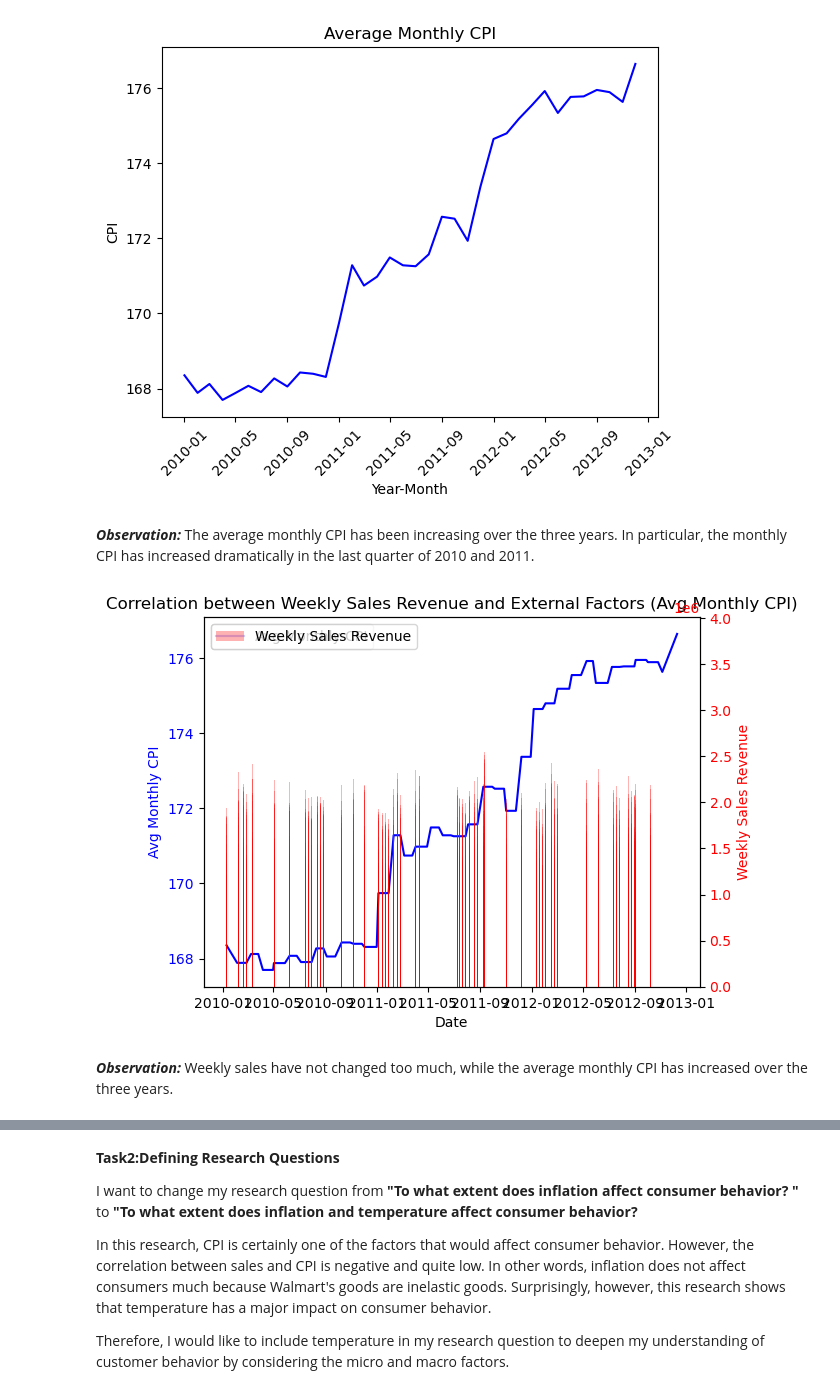
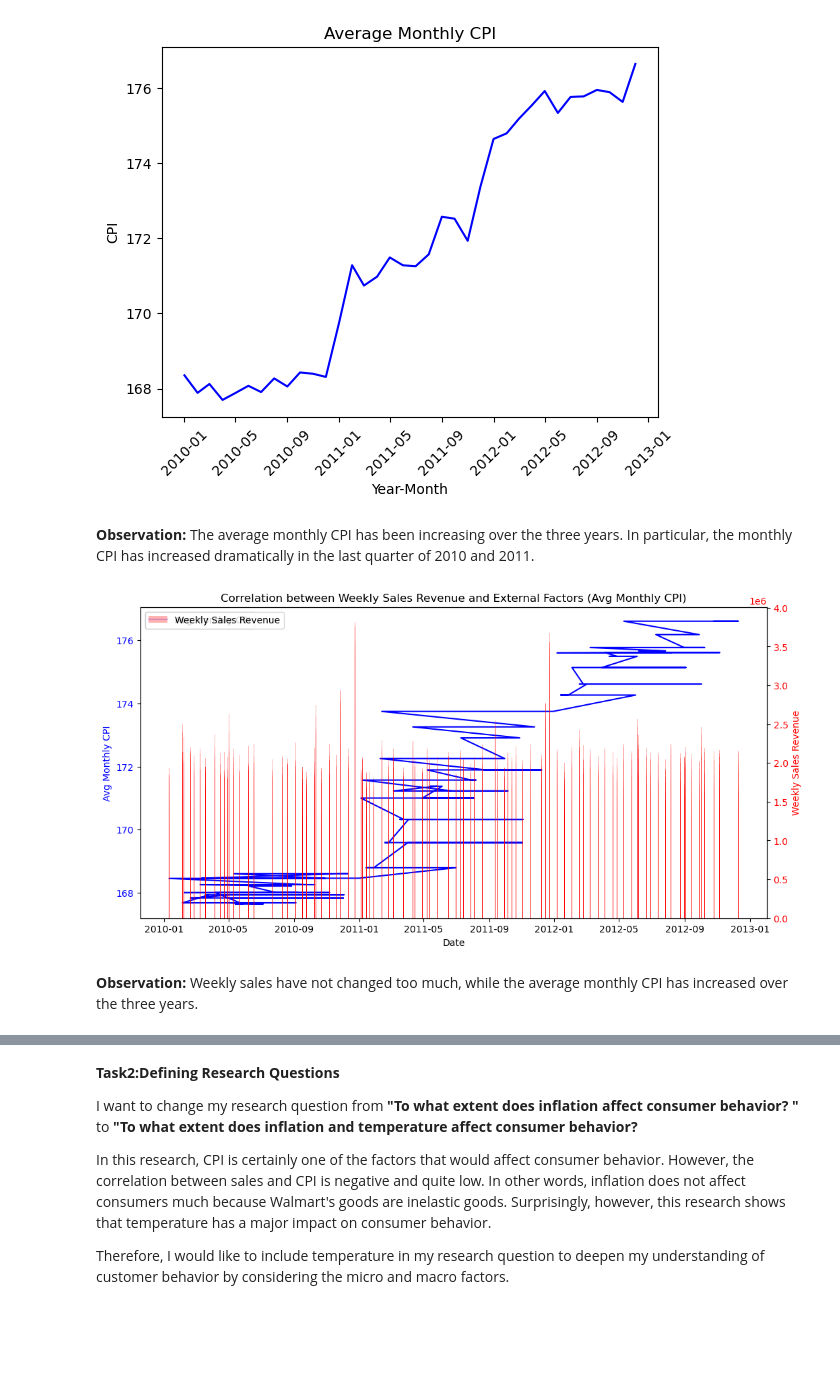
Before and after one commit to ubco-W2022T2-data301/project-group-group36, a Jupyter notebook: analysis/analysis3.ipynb, the cells around one changed output, grey strips where cells are left out. Cells and saved outputs as stored; diff of their text form; code cells hidden in the pictures; blank space fills up the shorter version.

```diff
--- a/analysis/analysis3.ipynb
+++ b/analysis/analysis3.ipynb
@@ -66,7 +66,7 @@ FHdf.head()
 **Database Cleaning**
 # %%
 # convert the "Revised_date" colum to datetime format
-FHdf["Revised_Date"]=pd.to_datetime(FHdf["Date"])
+FHdf["Revised_Date"]=pd.to_datetime(FHdf["Date"],format="%d-%m-%Y")
 FHdf["Revised_Date"]=FHdf["Revised_Date"].dt.date
 FHdf.head()
 # %% [output]
@@ -127,7 +130,7 @@ However, according to this heatmap, temperature would be one of the critical var
 # %%
 
 
-FHdf_cleaned['Date'] = pd.to_datetime(FHdf_cleaned['Date'])
+FHdf_cleaned['Date'] = pd.to_datetime(FHdf_cleaned['Date'],format="%d/%m/%Y" )
 
 FHdf_cleaned['YearMonth'] = FHdf_cleaned['Date'].dt.strftime('%Y-%m')
 average_cpi = FHdf_cleaned.groupby('YearMonth')['CPI'].mean().reset_index()
@@ -152,50 +155,51 @@ plt.show()
 # %% [output]
 [figure]
 # %% [markdown]
-***Observation:***
+**Observation:**
 The average monthly CPI has been increasing over the three years. In particular, the monthly CPI has increased dramatically in the last quarter of 2010 and 2011.
 # %%
 
 # convert the "Revised_Date" column to datetime format
 FHdf_cleaned['Date'] = pd.to_datetime(FHdf_cleaned['Date'])
+FHdf_cleaned['Revised_Date'] = pd.to_datetime(FHdf_cleaned['Revised_Date'])
+
 
 # calculate the average monthly CPI and create a new column
 FHdf_cleaned['Avg_Monthly_CPI'] = FHdf_cleaned.groupby(pd.Grouper(key='Revised_Date', freq='M'))['CPI'].transform('mean')
 
 # create a figure and axis object
-fig, ax1 = plt.subplots()
+fig, ax1 = plt.subplots(figsize=(12,6))
 
 # plot the line for average monthly CPI
 ax1.plot(FHdf_cleaned['Date'], FHdf_cleaned['Avg_Monthly_CPI'], color='blue', label='Avg Monthly CPI')
 ax1.set_xlabel('Date')
 ax1.set_ylabel('Avg Monthly CPI', color='blue')
 ax1.tick_params(axis='y', labelcolor='blue')
 
 # create a second axis object for weekly sales revenue
 ax2 = ax1.twinx()
 
 # plot the bar chart for weekly sales revenue
 ax2.bar(FHdf_cleaned['Date'], FHdf_cleaned['Weekly_Sales'], alpha=0.3, color='red', label='Weekly Sales Revenue')
 ax2.set_ylabel('Weekly Sales Revenue', color='red')
 ax2.tick_params(axis='y', labelcolor='red')
 
 # add a legend to the plot
 ax1.legend(loc='upper left')
 ax2.legend(loc="upper left")
 
 # set the title
 ax1.set_title('Correlation between Weekly Sales Revenue and External Factors (Avg Monthly CPI)')
 
 # rotate the x-axis labels for better readability
 plt.xticks(rotation=45)
 
 # show the plot
 plt.show()
 # %% [output]
-[figure, old version]
+[figure, new version]
 # %% [markdown]
-***Observation:***
-Weekly sales have not changed too much, while the average monthly CPI has increased over the three years.
+**Observation:** Weekly sales have not changed too much, while the average monthly CPI has increased over the three years.
 # %%
 
 # plot a scatter plot of CPI vs sales revenue
```
Also changed, not shown: parts of 16 cells of this notebook, 1 other file.
